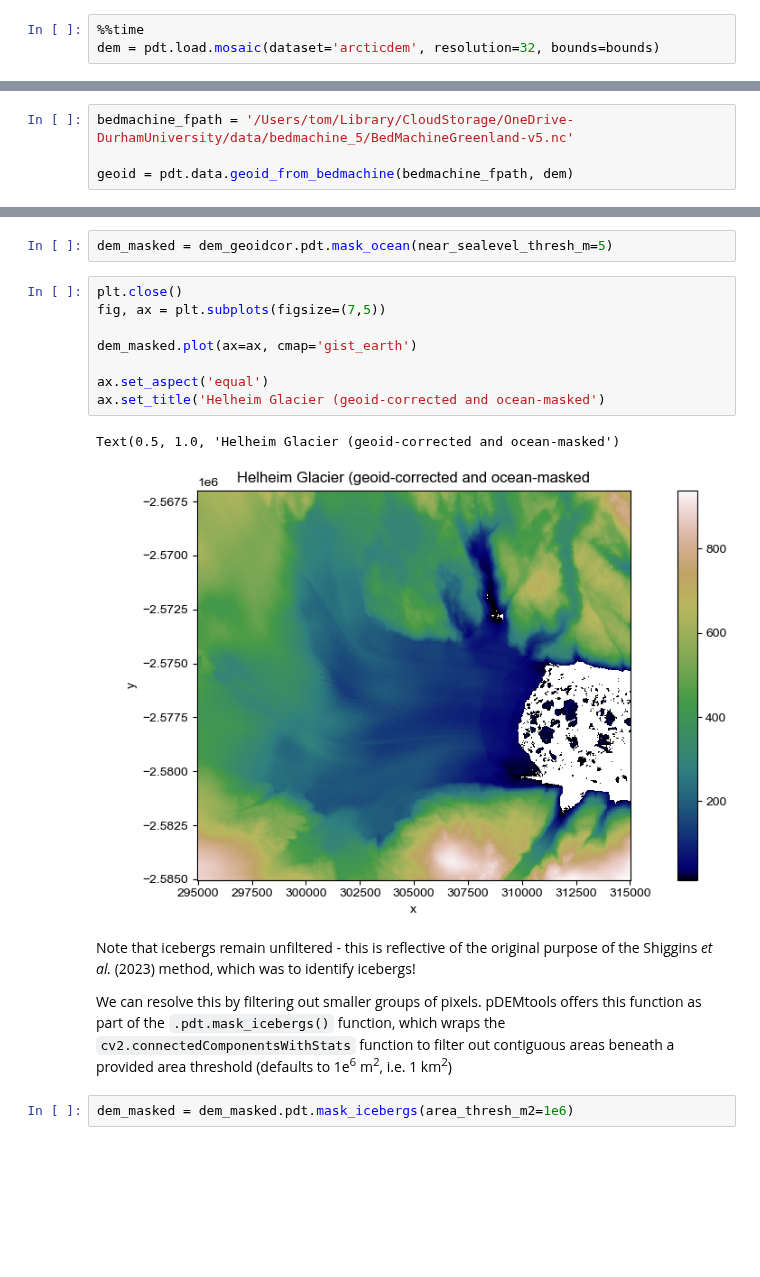
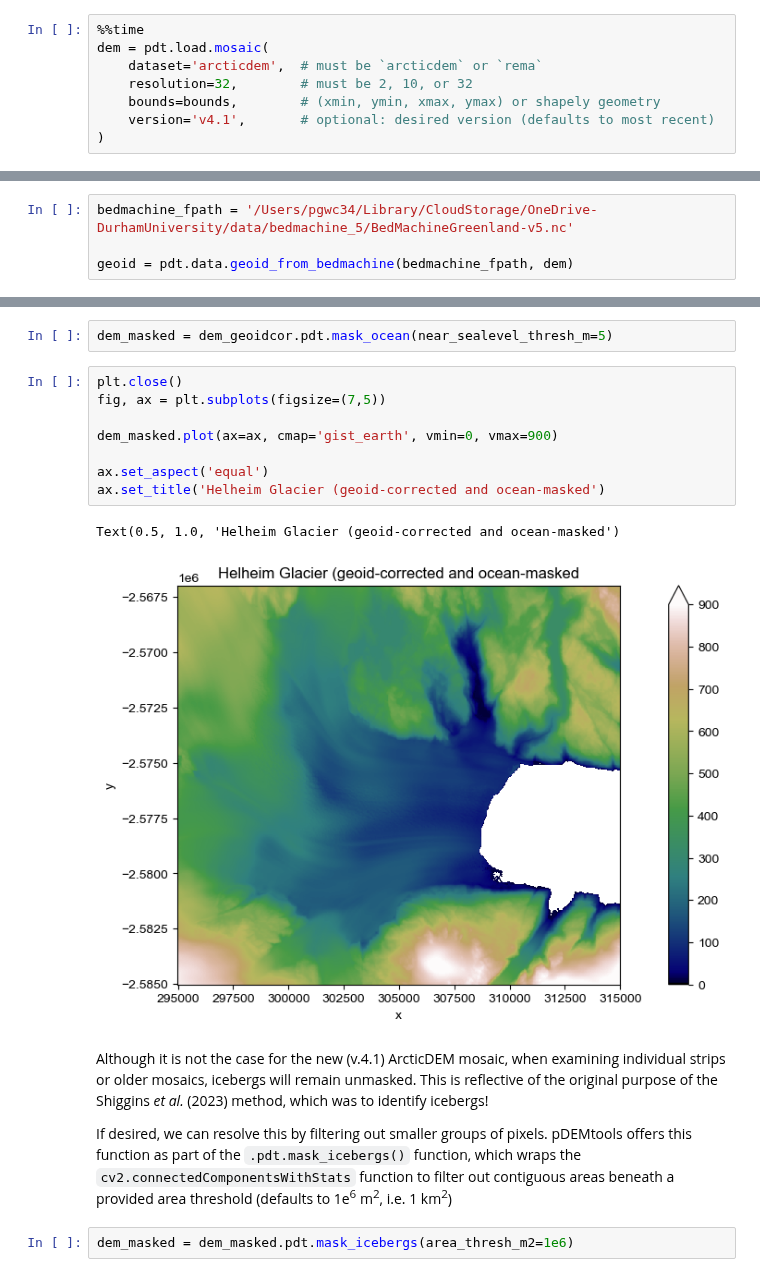
Before and after one commit to trchudley/pdemtools, a Jupyter notebook: notebooks/mosaic_and_terrain.ipynb, the cells around one changed output, grey strips where cells are left out. Drawn from its saved outputs; the diff is of its cells as text; blank space fills up the shorter version.

```diff
--- a/notebooks/mosaic_and_terrain.ipynb
+++ b/notebooks/mosaic_and_terrain.ipynb
@@ -27,5 +27,10 @@ bounds = (295000,-2585000,315000,-2567000)
 Now we can use the `pdemtools.mosaic()` function, specificying the dataset (`'arcicdem'` or `'rema'`), resolution (which can be either `2`, `10`, or `32` metres), and the aforementioned bounding box. Note that, at this step, we are downloading the data from the AWS bucket, so 2 m resolution mosaics may take a while to download. Let's download the 32 m mosaic for now:
 # %%
 %%time
-dem = pdt.load.mosaic(dataset='arcticdem', resolution=32, bounds=bounds)
+dem = pdt.load.mosaic(
+    dataset='arcticdem',  # must be `arcticdem` or `rema`
+    resolution=32,        # must be 2, 10, or 32
+    bounds=bounds,        # (xmin, ymin, xmax, ymax) or shapely geometry
+    version='v4.1',       # optional: desired version (defaults to most recent)
+)
 # %% [output]
@@ -60,7 +65,7 @@ pDEMtools introduces a handy [xarray accessor](https://docs.xarray.dev/en/stable
 # %% [markdown]
 By taking advantage of a local copy of the Greenland or Antarctica BedMachine, the `data` module's `geoid_from_bedmachine()` function can be used to quickly extract a valid geoid, reprojected and resampled to match the study area:
 # %%
-bedmachine_fpath = '/Users/tom/Library/CloudStorage/OneDrive-DurhamUniversity/data/bedmachine_5/BedMachineGreenland-v5.nc'
+bedmachine_fpath = '/Users/pgwc34/Library/CloudStorage/OneDrive-DurhamUniversity/data/bedmachine_5/BedMachineGreenland-v5.nc'
 
 geoid = pdt.data.geoid_from_bedmachine(bedmachine_fpath, dem)
 # %% [markdown]
@@ -82,17 +87,17 @@ dem_masked = dem_geoidcor.pdt.mask_ocean(near_sealevel_thresh_m=5)
 # %%
 plt.close()
 fig, ax = plt.subplots(figsize=(7,5))
 
-dem_masked.plot(ax=ax, cmap='gist_earth')
+dem_masked.plot(ax=ax, cmap='gist_earth', vmin=0, vmax=900)
 
 ax.set_aspect('equal')
 ax.set_title('Helheim Glacier (geoid-corrected and ocean-masked')
 # %% [output]
 Text(0.5, 1.0, 'Helheim Glacier (geoid-corrected and ocean-masked')
-[figure, old version]
+[figure, new version]
 # %% [markdown]
-Note that icebergs remain unfiltered - this is reflective of the original purpose of the Shiggins _et al._ (2023) method, which was to identify icebergs!
+Although it is not the case for the new (v.4.1) ArcticDEM mosaic, when examining individual strips or older mosaics, icebergs will remain unmasked. This is reflective of the original purpose of the Shiggins _et al._ (2023) method, which was to identify icebergs!
 
-We can resolve this by filtering out smaller groups of pixels. pDEMtools offers this function as part of the `.pdt.mask_icebergs()` function, which wraps the `cv2.connectedComponentsWithStats` function to filter out contiguous areas beneath a provided area threshold (defaults to 1e<sup>6</sup> m<sup>2</sup>, i.e. 1 km<sup>2</sup>)
+If desired, we can resolve this by filtering out smaller groups of pixels. pDEMtools offers this function as part of the `.pdt.mask_icebergs()` function, which wraps the `cv2.connectedComponentsWithStats` function to filter out contiguous areas beneath a provided area threshold (defaults to 1e<sup>6</sup> m<sup>2</sup>, i.e. 1 km<sup>2</sup>)
 # %%
 dem_masked = dem_masked.pdt.mask_icebergs(area_thresh_m2=1e6)
```
Also changed, not shown: parts of 7 cells of this notebook, 15 other files.
